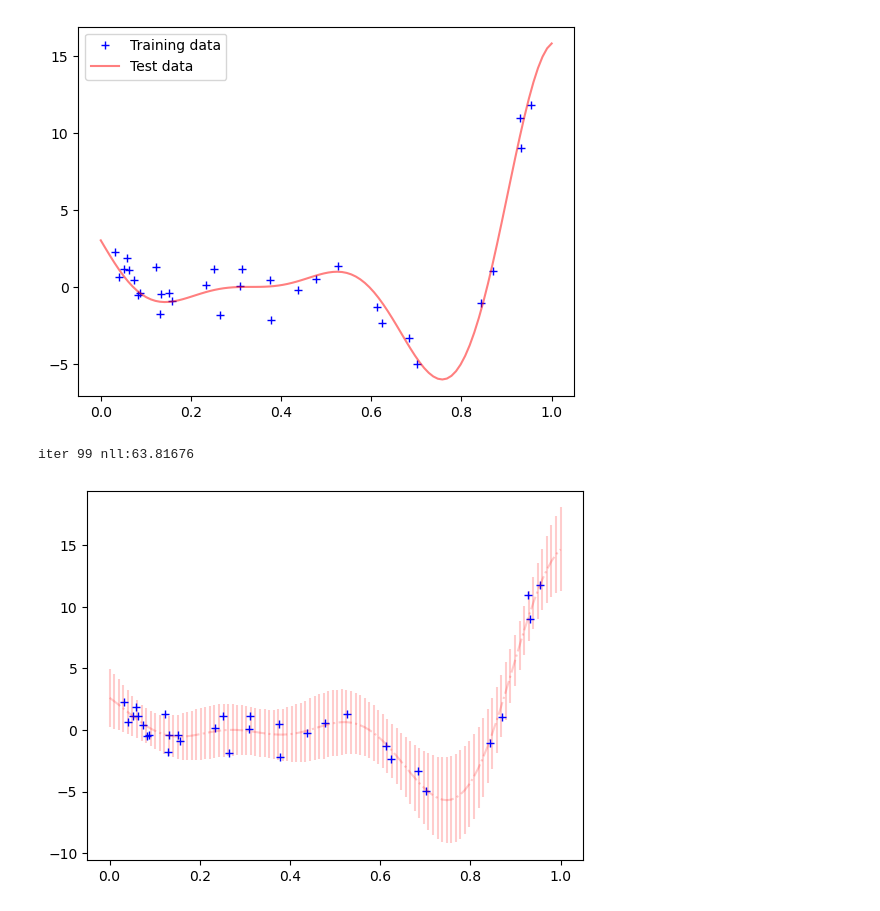
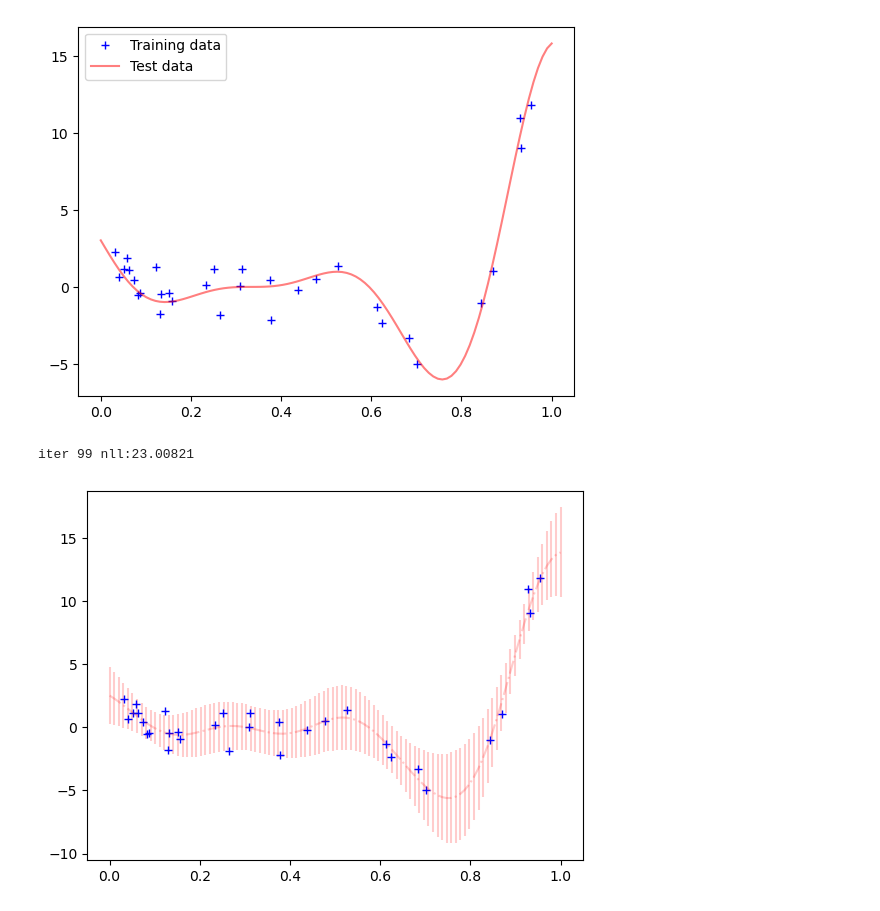
Before and after one commit to IceLab-X/MiniGP, a Jupyter notebook: GPmodels_Classic/01_simpleGP.ipynb, the cells around one changed output. Drawn from its saved outputs; the diff is of its cells as text; code cells hidden in the pictures.

Commit message:
Implementation demo using new normalizer

```diff
--- a/GPmodels_Classic/01_simpleGP.ipynb
+++ b/GPmodels_Classic/01_simpleGP.ipynb
@@ -29,3 +23,9 @@ data.plot(xtr, ytr,xte,yte)
+# %%
+normalizer = GP.DataNormalization(method="standard", mode=0, learnable=False)
+normalizer.fit(xtr, 'xtr')
+normalizer.fit(ytr, 'ytr')
+xtr = normalizer.normalize(xtr, 'xtr')
+ytr = normalizer.normalize(ytr, 'ytr')
 # %%
 kernel= ARDKernel(1)
 # %%
@@ -39,7 +39,7 @@ def negative_log_likelihood(xtr, ytr, kernel,log_beta):
 # %%
 def forward(xtr, ytr, xte, kernel,log_beta):
     n_test = xte.size(0)
-    #xte=data_normalizer.normalize(xte)
+    xte=normalizer.normalize(xte, 'xtr')
     Sigma = kernel(xtr, xtr) + log_beta.exp().pow(-1) * torch.eye(
         xtr.size(0)) + JITTER * torch.eye(xtr.size(0))
 
@@ -52,7 +52,8 @@ def forward(xtr, ytr, xte, kernel,log_beta):
     var_diag = var_diag + log_beta.exp().pow(-1)
 
     # Denormalize
-    #mean, var_diag = data_normalizer.denormalize_y(mean, var_diag)
+    mean=normalizer.denormalize(mean,"ytr")
+    var_diag=normalizer.denormalize_cov(var_diag,"ytr")
     return mean, var_diag
 # %%
 def train_adam(xtr, ytr, kernel, log_beta, niteration=10, lr=0.1):
@@ -78,15 +79,18 @@ def train_adam(xtr, ytr, kernel, log_beta, niteration=10, lr=0.1):
 # %%
 train_adam(xtr, ytr, kernel, log_beta, niteration=100,lr=0.1)
 # %% [output]
-iter 99 nll:63.81676
+iter 99 nll:23.00821
 # %%
 with torch.no_grad():
     ypred, yvar = forward(xtr, ytr, xte, kernel,log_beta)
+# %%
+xtr=normalizer.denormalize(xtr,'xtr')
+ytr=normalizer.denormalize(ytr,'ytr')
 # %%
-#xtr,ytr=data_normalizer.denormalize(xtr,ytr)
+
 plt.errorbar(xte.numpy().reshape(100), ypred.detach().numpy().reshape(100),
              yerr=yvar.sqrt().squeeze().detach().numpy(), fmt='r-.', alpha=0.2)
-plt.plot(xtr.numpy(), ytr.numpy(), 'b+')
+plt.plot(xtr.detach().numpy(), ytr.detach().numpy(), 'b+')
 plt.show()
 # %% [output]
-[figure, old version]
+[figure, new version]
```
Also changed, not shown: parts of 2 cells of this notebook.
